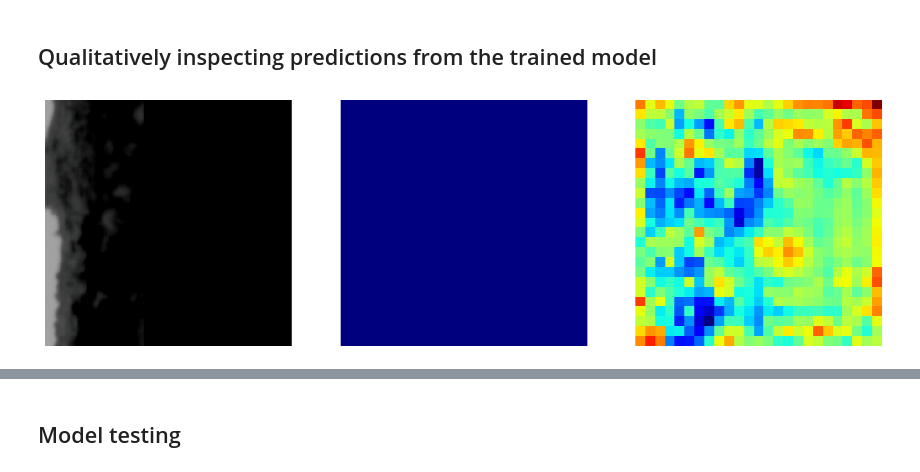
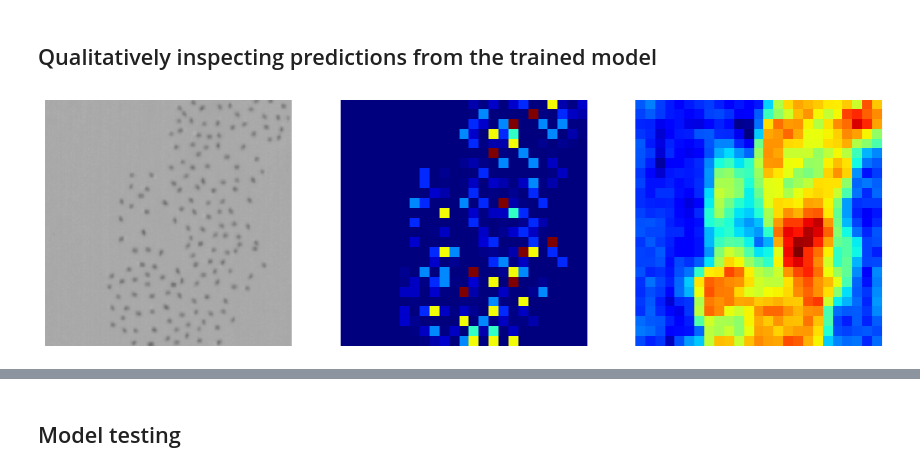
Before and after one commit to emiliolr/counting-cranes, a Jupyter notebook: density_estimation/ASPDNet_experiments.ipynb, the cells around one changed output, grey strips where cells are left out. Cells and saved outputs as stored; diff of their text form; code cells hidden in the pictures.

```diff
--- a/density_estimation/ASPDNet_experiments.ipynb
+++ b/density_estimation/ASPDNet_experiments.ipynb
@@ -80,7 +79,6 @@ Global seed set to 1693
 # %%
 #Getting the tile size to use
 tile_size = tuple(config['tile_size'])
-HYPERPARAMETERS['learning_rate'] = 1e-7 #TODO: change this back or put this new value in config if it works well!
 HYPERPARAMETERS
 # %% [output]
 {'batch_size': 1, 'learning_rate': 1e-07}
@@ -154,6 +155,11 @@ save_name = 'ASPDNet_70_epochs_6.23.2021.pth'
 model = ASPDNet()
 model.load_state_dict(torch.load(os.path.join(MODEL_SAVE_FP, 'ASPDNet', save_name)))
 pl_model = ASPDNetLightning(model = model, lr = HYPERPARAMETERS['learning_rate'])
+# %%
+#ALTERNATIVE: load the model using a PyTorch Lightning checkpoint
+save_name = 'ASPDNet_freeze_VGG_w_checkpoint_6.24.2021.ckpt'
+model = ASPDNet()
+pl_model = ASPDNetLightning.load_from_checkpoint(os.path.join(MODEL_SAVE_FP, 'ASPDNet', save_name), model = model, lr = HYPERPARAMETERS['learning_rate'])
 # %%
 #Predicting on one parent image - this is currently happening on CPU... prediction w/PyTorch Lightning's trainer seems not to work correctly!
 images, densities, counts = next(iter(dataloader_test))
@@ -169,20 +175,20 @@ invTrans = transforms.Compose([transforms.Normalize(mean = [ 0., 0., 0.],
                                ])
 # %%
 #Inspecting predicted densities against images
-index = 6
+index = 3
 img = invTrans(images[index])
 img = (np.moveaxis(img.numpy(), 0, -1) * 255).astype(np.uint8)
 den = preds[index].detach().squeeze(0)
 gt_den = densities[index]
 
 f, axarr = plt.subplots(1, 3, figsize = (15, 10))
 axarr[0].imshow(img)
 axarr[1].imshow(gt_den, cmap = CM.jet)
 axarr[2].imshow(den, cmap = CM.jet)
 for a in axarr:
     a.axis('off')
 # %% [output]
-[figure, old version]
+[figure, new version]
 # %%
 #Checking counts
 print(f'We predicted {int(den.sum())} birds and there are actually {counts[index]} birds in this image')
```
Also changed, not shown: parts of 11 cells of this notebook, 3 other files.
